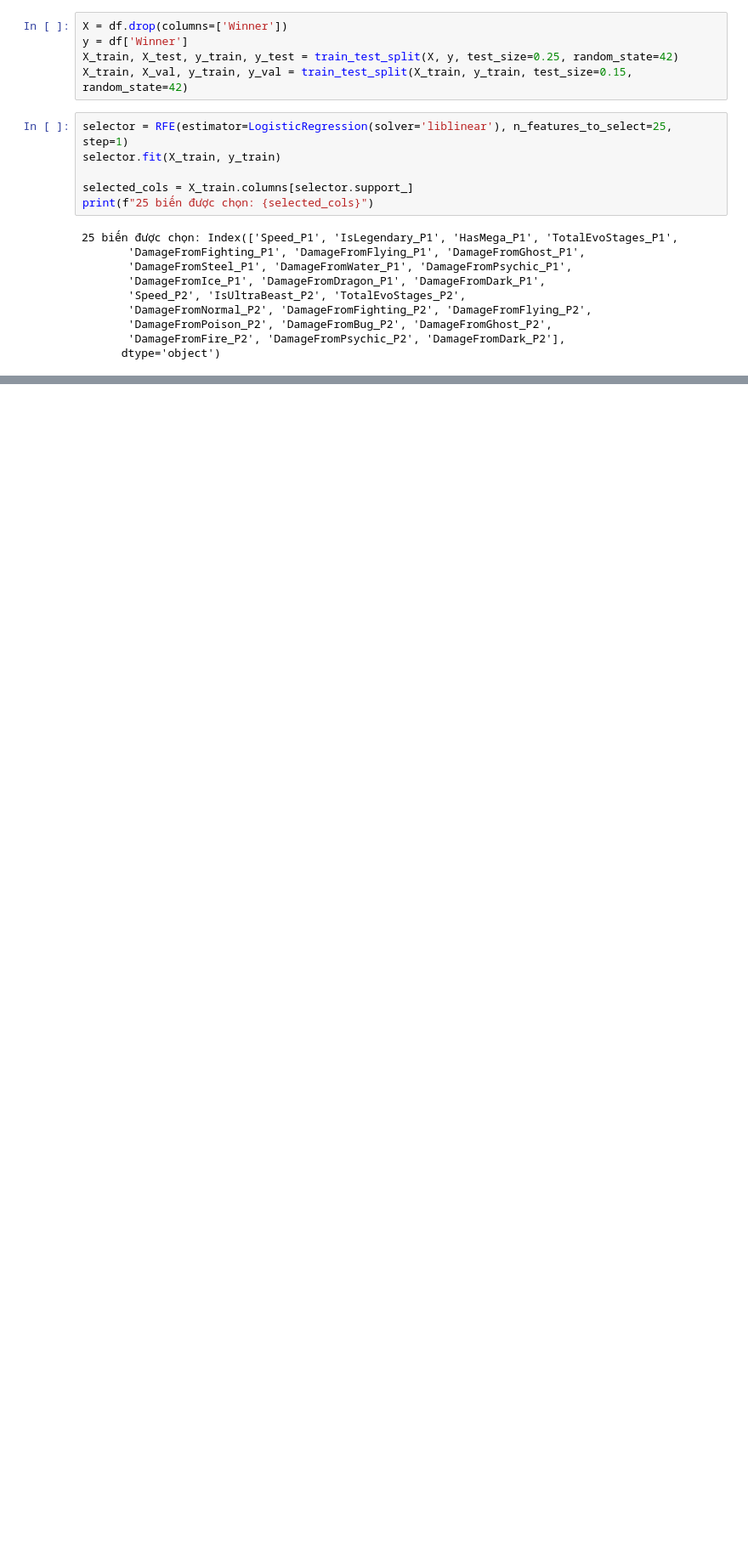
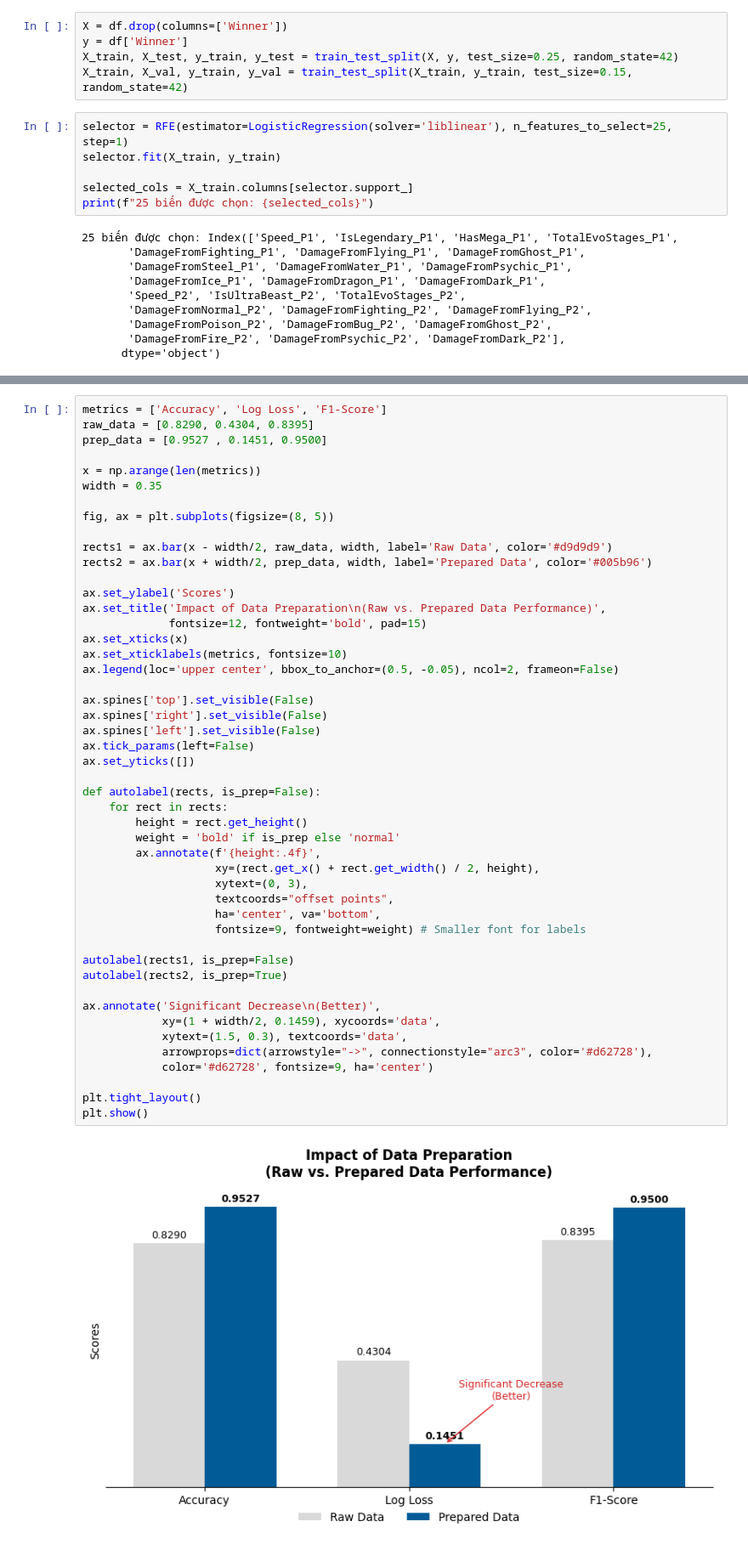
Before and after one commit to rizerize-1/pokemon, a Jupyter notebook: DirtyModel.ipynb, the cells around one changed output, grey strips where cells are left out. Shown at 85% size. Cells and saved outputs as stored; diff of their text form; blank space fills up the shorter version.

```diff
--- a/DirtyModel.ipynb
+++ b/DirtyModel.ipynb
@@ -128,0 +234,50 @@ Please also refer to the documentation for alternative solver options:
+# %%
+metrics = ['Accuracy', 'Log Loss', 'F1-Score']
+raw_data = [0.8290, 0.4304, 0.8395]
+prep_data = [0.9527 , 0.1451, 0.9500]
+
+x = np.arange(len(metrics))
+width = 0.35
+
+fig, ax = plt.subplots(figsize=(8, 5))
+
+rects1 = ax.bar(x - width/2, raw_data, width, label='Raw Data', color='#d9d9d9')
+rects2 = ax.bar(x + width/2, prep_data, width, label='Prepared Data', color='#005b96')
+
+ax.set_ylabel('Scores')
+ax.set_title('Impact of Data Preparation\n(Raw vs. Prepared Data Performance)',
+             fontsize=12, fontweight='bold', pad=15)
+ax.set_xticks(x)
+ax.set_xticklabels(metrics, fontsize=10)
+ax.legend(loc='upper center', bbox_to_anchor=(0.5, -0.05), ncol=2, frameon=False)
+
+ax.spines['top'].set_visible(False)
+ax.spines['right'].set_visible(False)
+ax.spines['left'].set_visible(False)
+ax.tick_params(left=False)
+ax.set_yticks([])
+
+def autolabel(rects, is_prep=False):
+    for rect in rects:
+        height = rect.get_height()
+        weight = 'bold' if is_prep else 'normal'
+        ax.annotate(f'{height:.4f}',
+                    xy=(rect.get_x() + rect.get_width() / 2, height),
+                    xytext=(0, 3),
+                    textcoords="offset points",
+                    ha='center', va='bottom',
+                    fontsize=9, fontweight=weight) # Smaller font for labels
+
+autolabel(rects1, is_prep=False)
+autolabel(rects2, is_prep=True)
+
+ax.annotate('Significant Decrease\n(Better)',
+            xy=(1 + width/2, 0.1459), xycoords='data',
+            xytext=(1.5, 0.3), textcoords='data',
+            arrowprops=dict(arrowstyle="->", connectionstyle="arc3", color='#d62728'),
+            color='#d62728', fontsize=9, ha='center')
+
+plt.tight_layout()
+plt.show()
+# %% [output]
+[figure, added]
```
Also changed, not shown: parts of 10 cells of this notebook.
